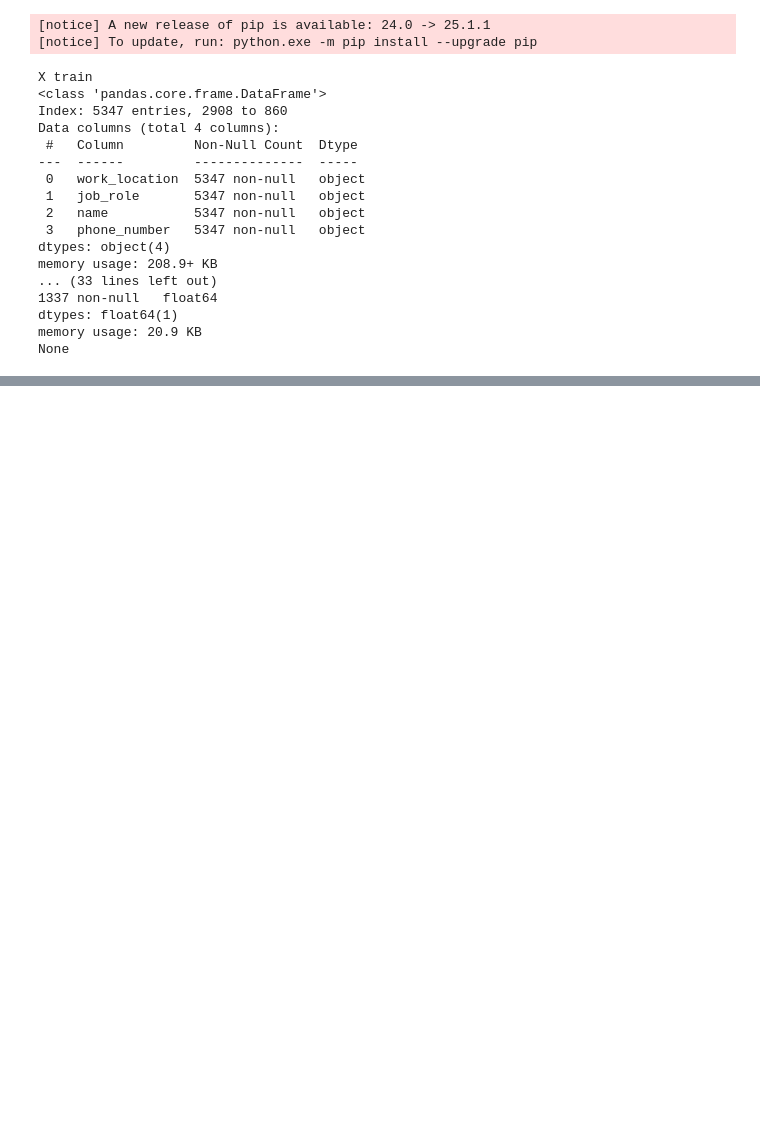
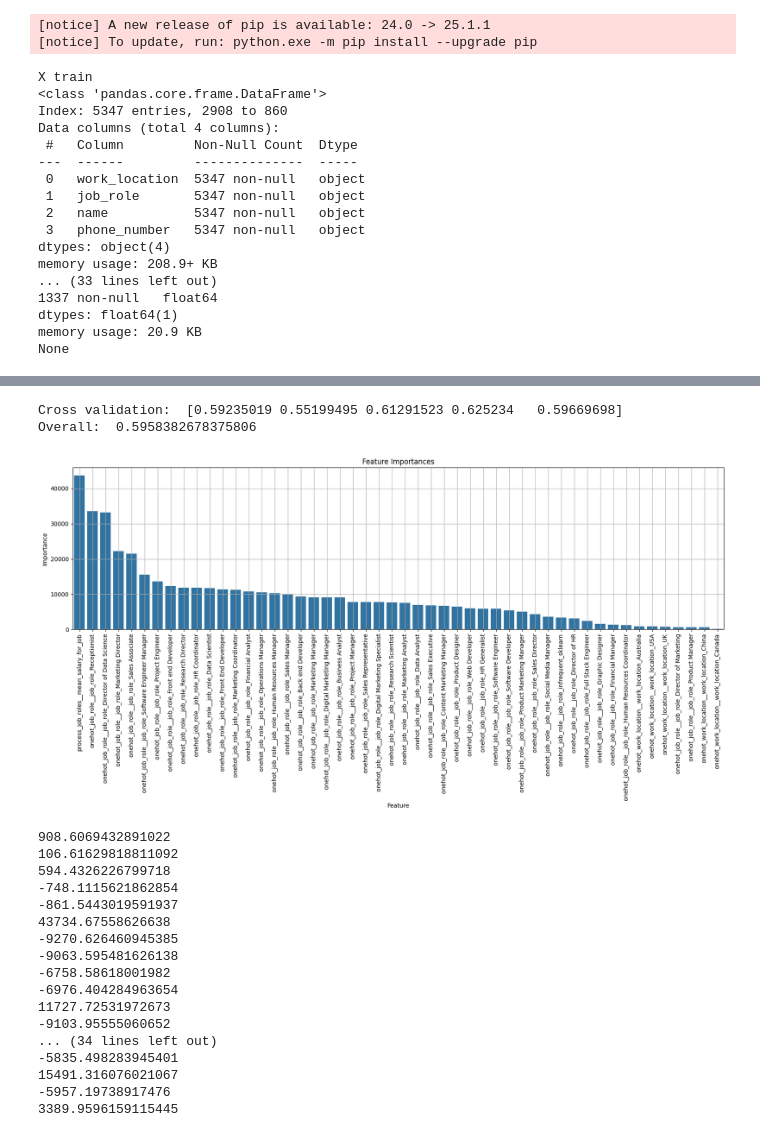
Before and after one commit to manny239/Enterprise-Directory, a Jupyter notebook: ml/train_model.ipynb, the cells around one changed output, grey strips where cells are left out. Drawn from its saved outputs; the diff is of its cells as text; code cells hidden in the pictures; blank space fills up the shorter version.

Commit message:
Finish model pipeline

```diff
--- a/ml/train_model.ipynb
+++ b/ml/train_model.ipynb
@@ -117,12 +147,16 @@ None
 # %%
 from sklearn.compose import ColumnTransformer
-from sklearn.preprocessing import OneHotEncoder
 
 # Create data preprocessing pipeline
 preprocessing = ColumnTransformer([
-    ("cat_onehot", OneHotEncoder(handle_unknown="error"), ["work_location", "job_role"]),
+    ("onehot_work_location", OneHotEncoder(handle_unknown="error"), ["work_location"]),
+    ("process_job_roles", process_job_roles, ["job_role"]),
+    ("onehot_job_role", OneHotEncoder(handle_unknown="infrequent_if_exist", min_frequency=RARE_THRESHOLD), ["job_role"])
+    # ("drop_job_role", "drop", ["job_role"])
 ], remainder="drop")
 
 dataset_trans = pd.DataFrame(preprocessing.fit_transform (dataset_orig).toarray (), columns=preprocessing.get_feature_names_out())
+print ("Number of columns: ", len(dataset_trans.columns))
+print ()
 print (*dataset_trans.columns, sep="\n")
 # %% [output]
@@ -146,9 +200,8 @@ cat_onehot__job_role_Web Developer
 # %%
 from sklearn.linear_model import LinearRegression
-from sklearn.pipeline import Pipeline
 
 # Create model pipeline
-model = pipeline = Pipeline([
+model = Pipeline([
     ('data_preprocessing', preprocessing),
-    ('random_forest', LinearRegression(random_state=SEED))
+    ('linear_reg', LinearRegression())
 ])
@@ -154,0 +216,50 @@ model = pipeline = Pipeline([
+# %%
+# Train initial model
+model.fit (X_train, y_train)
+y_pred = model.predict (X_train)
+
+eval_model (model, X_train, y_train)
+# %% [output]
+Cross validation:  [0.59235019 0.55199495 0.61291523 0.625234   0.59669698]
+Overall:  0.5958382678375806
+# %%
+import matplotlib.pyplot as plt
+import seaborn as sns
+
+feature_names = model.named_steps["data_preprocessing"].get_feature_names_out()
+feature_importances = model.named_steps["linear_reg"].coef_
+
+importance_df = pd.DataFrame({
+    'Feature': feature_names,
+    'Importance': np.abs(feature_importances)  # Using absolute values for importance
+})
+
+plt.figure (figsize=(20,5))
+plt.title('Feature Importances')
+sns.barplot(importance_df.sort_values(by='Importance', ascending=False), x='Feature', y='Importance', errorbar=None)
+plt.xlabel('Feature')
+plt.ylabel('Importance')
+plt.grid(True)
+plt.xticks(rotation=90)
+plt.show()
+
+print (*feature_importances, sep="\n")
+# %% [output]
+[figure, added]
+908.6069432891022
+106.61629818811092
+594.4326226799718
+-748.1115621862854
+-861.5443019591937
+43734.67558626638
+-9270.626460945385
+-9063.595481626138
+-6758.58618001982
+-6976.404284963654
+11727.72531972673
+-9103.95555060652
+... (34 lines left out)
+-5835.498283945401
+15491.316076021067
+-5957.19738917476
+3389.9596159115445
```
Also changed, not shown: parts of 5 cells of this notebook, 2 other files.
